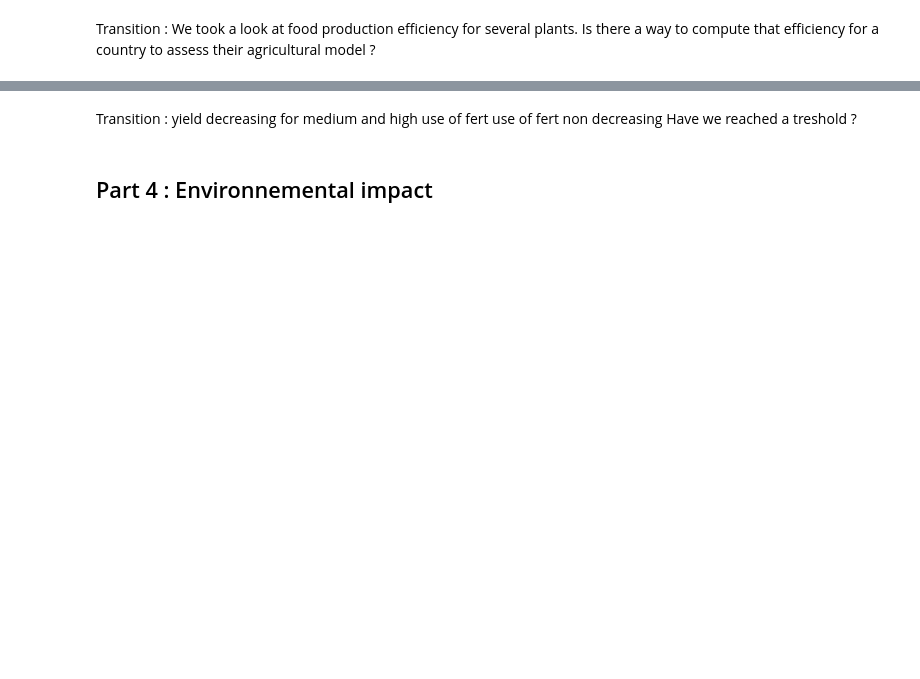
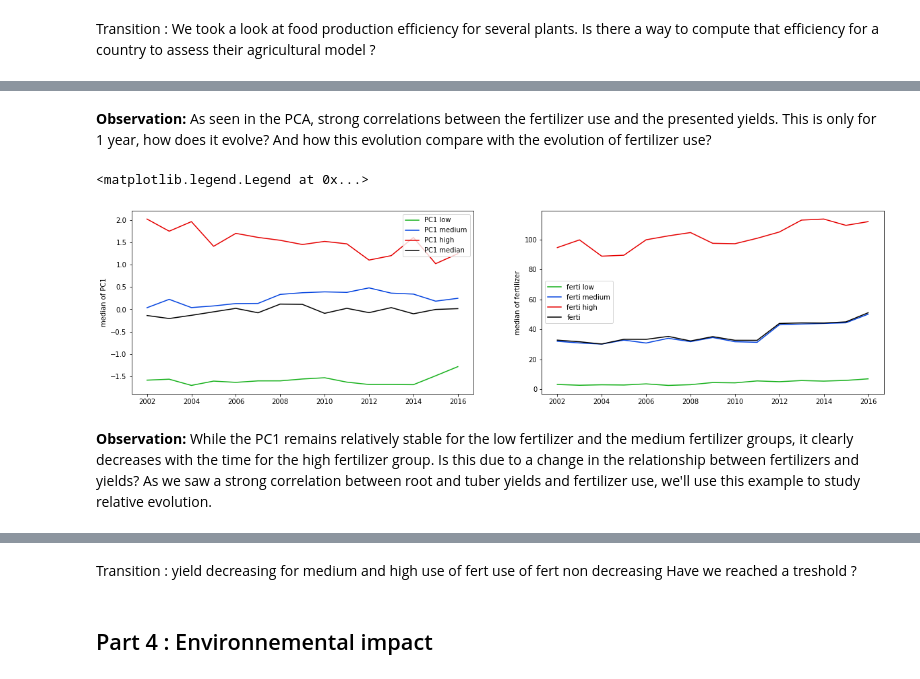
Before and after one commit to amara-slaymaker/ada_project-ada_nakamura, a Jupyter notebook: Skeleton.ipynb, the cells around one changed output, grey strips where cells are left out. Saved outputs shown, nothing was run; the diff lists cells and outputs as text; code cells hidden in the pictures; blank space fills up the shorter version.

```diff
--- a/Skeleton.ipynb
+++ b/Skeleton.ipynb
@@ -548,0 +684,2 @@ Also plot fertilizer and pesticide evolution
+# %% [markdown]
+**Observation:** As seen in the PCA, strong correlations between the fertilizer use and the presented yields. This is only for 1 year, how does it evolve? And how this evolution compare with the evolution of fertilizer use?
@@ -548,0 +733,25 @@ Also plot fertilizer and pesticide evolution
+# %%
+evolution_ferti = pd.DataFrame([years, PC1_low, PC1_medium, PC1_high, ferti_low, ferti_medium, ferti_high,ferti,PC1], ['year', 'PC1 low', 'PC1 medium', 'PC1 high','ferti low', 'ferti medium', 'ferti high','ferti','PC1 median']).T
+
+figure = plt.figure(figsize = (20,5))
+ax1 = figure.add_subplot(1,2,1)
+ax1.plot("year", "PC1 low", data=evolution_ferti, color=sns.xkcd_palette(colors)[0])
+ax1.plot("year", "PC1 medium", data=evolution_ferti, color=sns.xkcd_palette(colors)[1])
+ax1.plot("year", "PC1 high", data=evolution_ferti, color=sns.xkcd_palette(colors)[2])
+ax1.plot("year", "PC1 median", data=evolution_ferti, color=sns.xkcd_rgb["black"])
+ax1.set_ylabel('median of PC1')
+ax1.legend()
+
+ax2 = figure.add_subplot(1,2,2)
+ax2.plot("year", "ferti low", data=evolution_ferti, color=sns.xkcd_palette(colors)[0])
+ax2.plot("year", "ferti medium", data=evolution_ferti, color=sns.xkcd_palette(colors)[1])
+ax2.plot("year", "ferti high", data=evolution_ferti, color=sns.xkcd_palette(colors)[2])
+ax2.plot("year", "ferti", data=evolution_ferti, color=sns.xkcd_rgb["black"])
+ax2.set_ylabel('median of fertilizer')
+ax2.legend()
+# %% [output]
+<matplotlib.legend.Legend at 0x...>
+[figure, added]
+# %% [markdown]
+**Observation:** While the PC1 remains relatively stable for the low fertilizer and the medium fertilizer groups, it clearly decreases with the time for the high fertilizer group. Is this due to a change in the relationship between fertilizers and yields?
+As we saw a strong correlation between root and tuber yields and fertilizer use, we'll use this example to study relative evolution.
```
Also changed, not shown: parts of 37 cells of this notebook.
